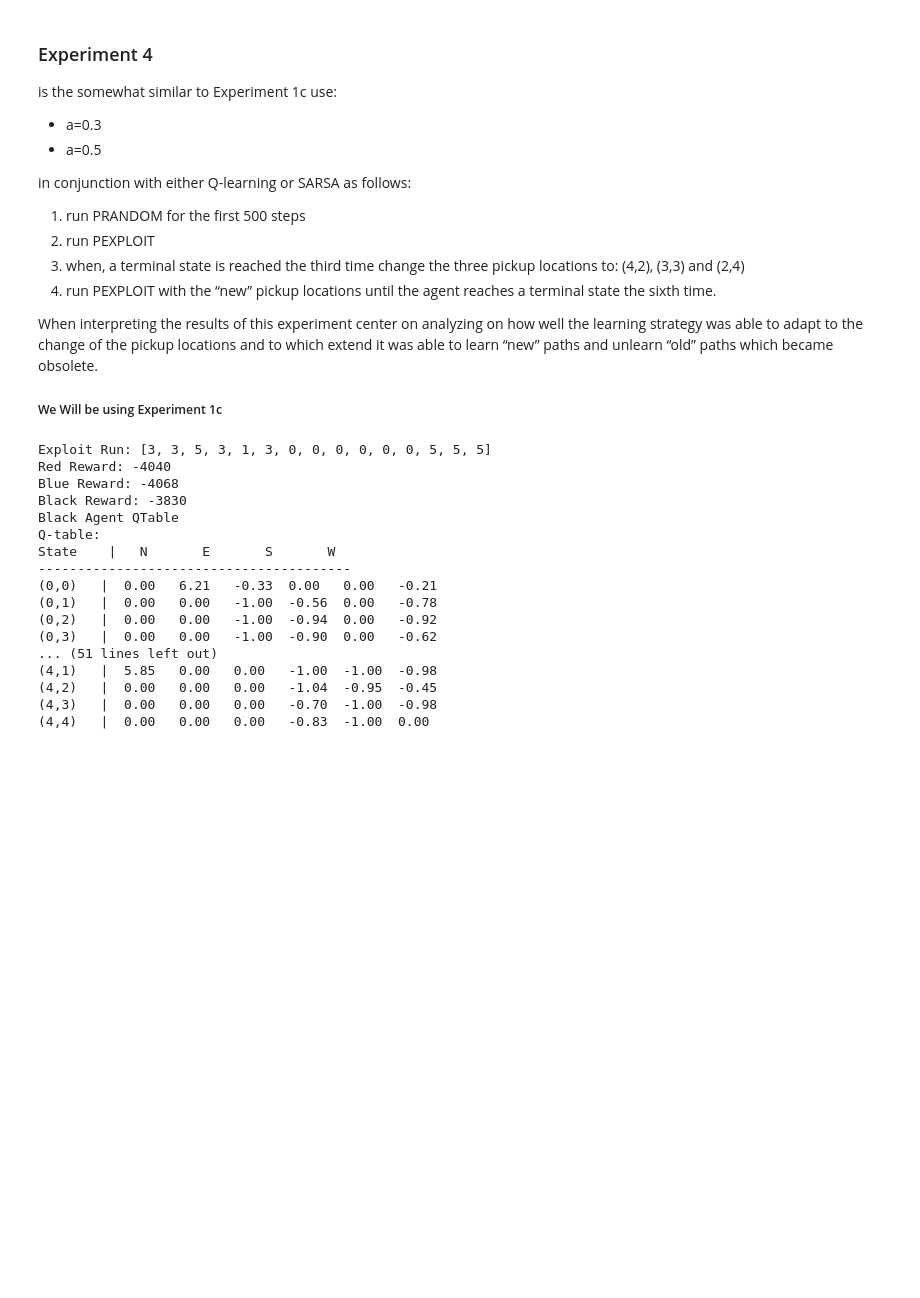
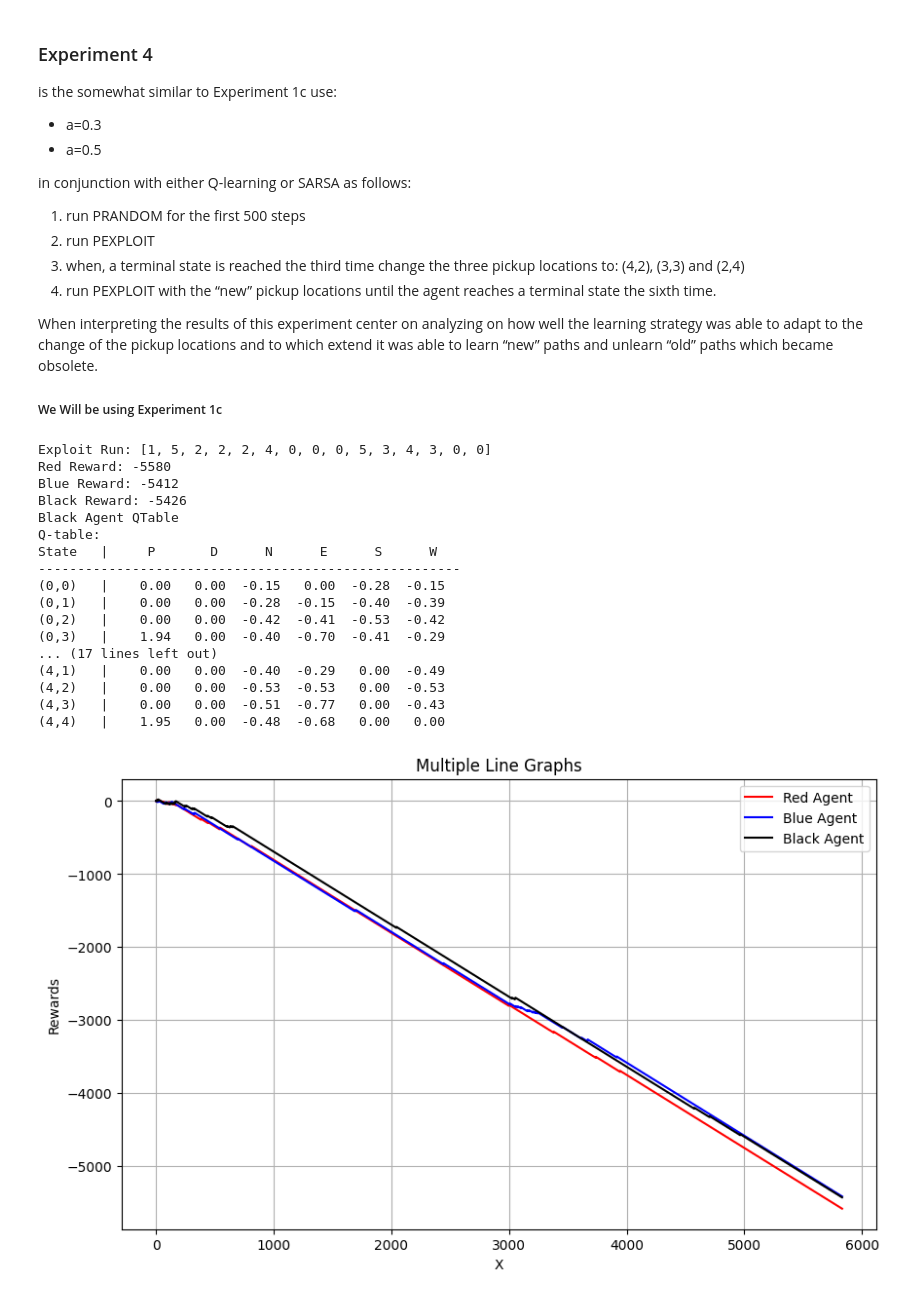
Before and after one commit to stphl/COSC4368-ReinforcementLearningGP, a Jupyter notebook: Group_Project_Main.ipynb, the cells around one changed output. Saved outputs shown, nothing was run; the diff lists cells and outputs as text; code cells hidden in the pictures; blank space fills up the shorter version.

```diff
--- a/Group_Project_Main.ipynb
+++ b/Group_Project_Main.ipynb
@@ -803,7 +921,26 @@ print(f"Blue Reward: {blueAgent4a1.getReward()}")
 print(f"Black Reward: {blackAgent4a1.getReward()}")
 
 print("Black Agent QTable")
-blackAgent3a1.qtable.print_q_table()
+blackAgent4a1.qtable.print_q_table()
+
+
+# Plot rewards
+plt.figure(figsize=(10, 6))
+plt.plot(redAgent4a1.getRewardList(), color = 'red', label='Red Agent')
+plt.plot(blueAgent4a1.getRewardList(), color = 'blue', label='Blue Agent')
+plt.plot(blackAgent4a1.getRewardList(), color = 'black', label='Black Agent')
+
+# Add labels and title
+plt.xlabel('X')  # X-axis label
+plt.ylabel('Rewards')  # Y-axis label
+plt.title('Multiple Line Graphs')  # Plot title
+
+# Add legend
+plt.legend()
+
+# Show plot
+plt.grid(True)
+plt.show()
 
 
 # TEST WITH ALPHA 2
@@ -837,45 +974,65 @@ for i in range(exploit8500):
     if(finishCheck(currEnvironment)):
         finishCount += 1
         currEnvironment=[3,3,5,3,1,3,0,0,0,0,0,0,5,5,5]
         if(finishCount == 3):
             break
 
 currEnvironment = [3,3,5,3,1,3,0,0,0,0,0,0,5,5,5]
 exploit8500 = int(8500/3)
 finishCount = 0
 policy = "PEXPLOIT"
 for i in range(exploit8500):
     currEnvironment = redAgent4a2.stepQ4(currEnvironment, policy)
     currEnvironment = blueAgent4a2.stepQ4(currEnvironment, policy)
     currEnvironment = blackAgent4a2.stepQ4(currEnvironment, policy)
     if(finishCheck(currEnvironment)):
         finishCount += 1
         currEnvironment=[3,3,5,3,1,3,0,0,0,0,0,0,5,5,5]
         if(finishCount == 3):
             break
 
 print(f"\nExploit Run: {currEnvironment}")
 print(f"Red Reward: {redAgent4a2.getReward()}")
 print(f"Blue Reward: {blueAgent4a2.getReward()}")
 print(f"Black Reward: {blackAgent4a2.getReward()}")
 
 print("Black Agent QTable")
 blackAgent4a2.qtable.print_q_table()
+
+
+# Plot rewards
+plt.figure(figsize=(10, 6))
+plt.plot(redAgent4a2.getRewardList(), color = 'red', label='Red Agent')
+plt.plot(blueAgent4a2.getRewardList(), color = 'blue', label='Blue Agent')
+plt.plot(blackAgent4a2.getRewardList(), color = 'black', label='Black Agent')
+
+# Add labels and title
+plt.xlabel('X')  # X-axis label
+plt.ylabel('Rewards')  # Y-axis label
+plt.title('Multiple Line Graphs')  # Plot title
+
+# Add legend
+plt.legend()
+
+# Show plot
+plt.grid(True)
+plt.show()
 # %% [output]
-Exploit Run: [3, 3, 5, 3, 1, 3, 0, 0, 0, 0, 0, 0, 5, 5, 5]
-Red Reward: -4040
-Blue Reward: -4068
-Black Reward: -3830
+Exploit Run: [1, 5, 2, 2, 2, 4, 0, 0, 0, 5, 3, 4, 3, 0, 0]
+Red Reward: -5580
+Blue Reward: -5412
+Black Reward: -5426
 Black Agent QTable
 Q-table:
-State    |   N       E       S       W
-----------------------------------------
-(0,0)   |  0.00   6.21   -0.33  0.00   0.00   -0.21
-(0,1)   |  0.00   0.00   -1.00  -0.56  0.00   -0.78
-(0,2)   |  0.00   0.00   -1.00  -0.94  0.00   -0.92
-(0,3)   |  0.00   0.00   -1.00  -0.90  0.00   -0.62
-... (51 lines left out)
-(4,1)   |  5.85   0.00   0.00   -1.00  -1.00  -0.98
-(4,2)   |  0.00   0.00   0.00   -1.04  -0.95  -0.45
-(4,3)   |  0.00   0.00   0.00   -0.70  -1.00  -0.98
-(4,4)   |  0.00   0.00   0.00   -0.83  -1.00  0.00
+State   |     P       D      N      E      S      W
+------------------------------------------------------
+(0,0)   |    0.00   0.00  -0.15   0.00  -0.28  -0.15
+(0,1)   |    0.00   0.00  -0.28  -0.15  -0.40  -0.39
+(0,2)   |    0.00   0.00  -0.42  -0.41  -0.53  -0.42
+(0,3)   |    1.94   0.00  -0.40  -0.70  -0.41  -0.29
+... (17 lines left out)
+(4,1)   |    0.00   0.00  -0.40  -0.29   0.00  -0.49
+(4,2)   |    0.00   0.00  -0.53  -0.53   0.00  -0.53
+(4,3)   |    0.00   0.00  -0.51  -0.77   0.00  -0.43
+(4,4)   |    1.95   0.00  -0.48  -0.68   0.00   0.00
+[figure, added]
```
Also changed, not shown: parts of 5 cells of this notebook.
